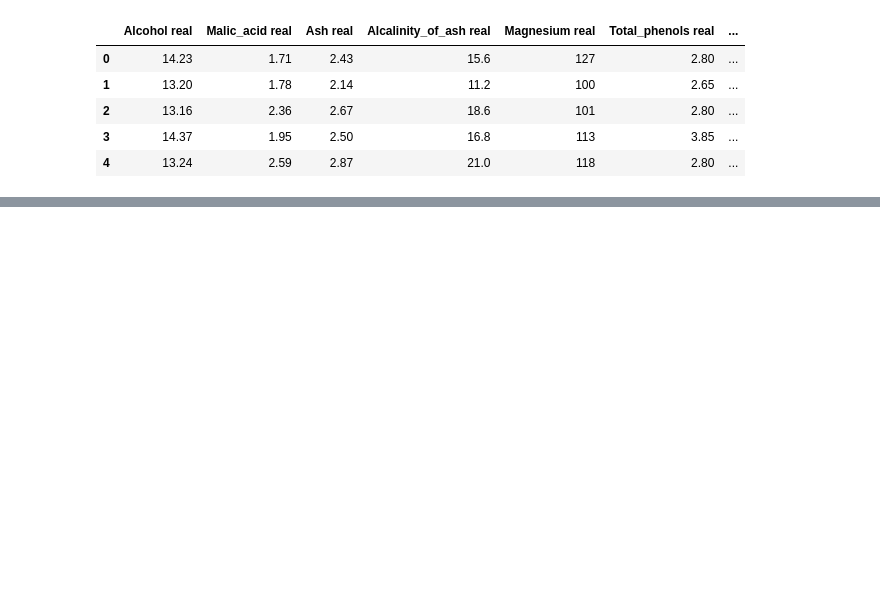
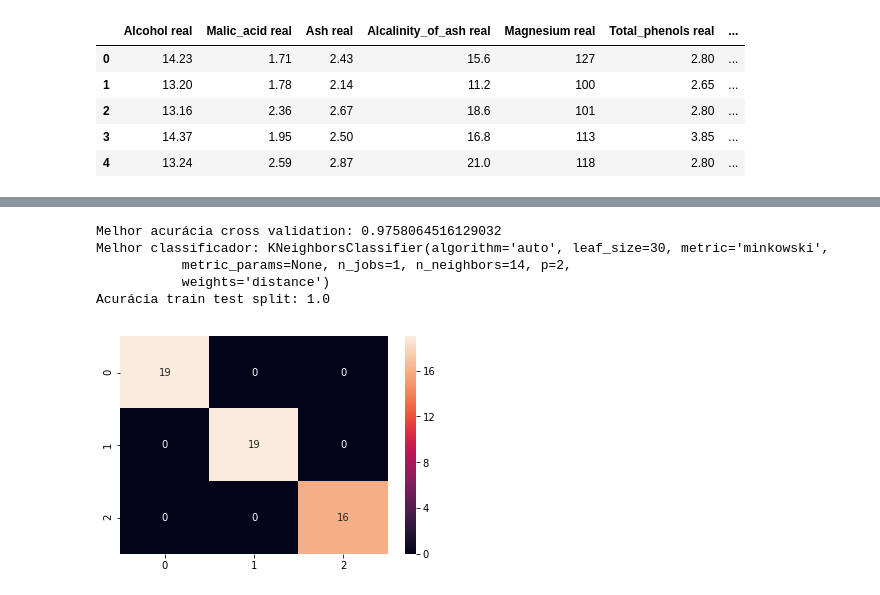
Before and after one commit to pspspss/mlpucpr2018, a Jupyter notebook: L003/003.ipynb, the cells around one changed output, grey strips where cells are left out. Saved outputs shown, nothing was run; the diff lists cells and outputs as text; code cells hidden in the pictures; blank space fills up the shorter version.

```diff
--- a/L003/003.ipynb
+++ b/L003/003.ipynb
@@ -55,0 +83,12 @@ score
+# %%
+classifier_test(KNeighborsClassifier(), X, y, {
+    'n_neighbors': np.arange(1, 50),
+    'weights': ['uniform', 'distance']
+})
+# %% [output]
+Melhor acurácia cross validation: 0.9758064516129032
+Melhor classificador: KNeighborsClassifier(algorithm='auto', leaf_size=30, metric='minkowski',
+           metric_params=None, n_jobs=1, n_neighbors=14, p=2,
+           weights='distance')
+Acurácia train test split: 1.0
+[figure, added]
```
Also changed, not shown: parts of 30 cells of this notebook, 3 other files.
